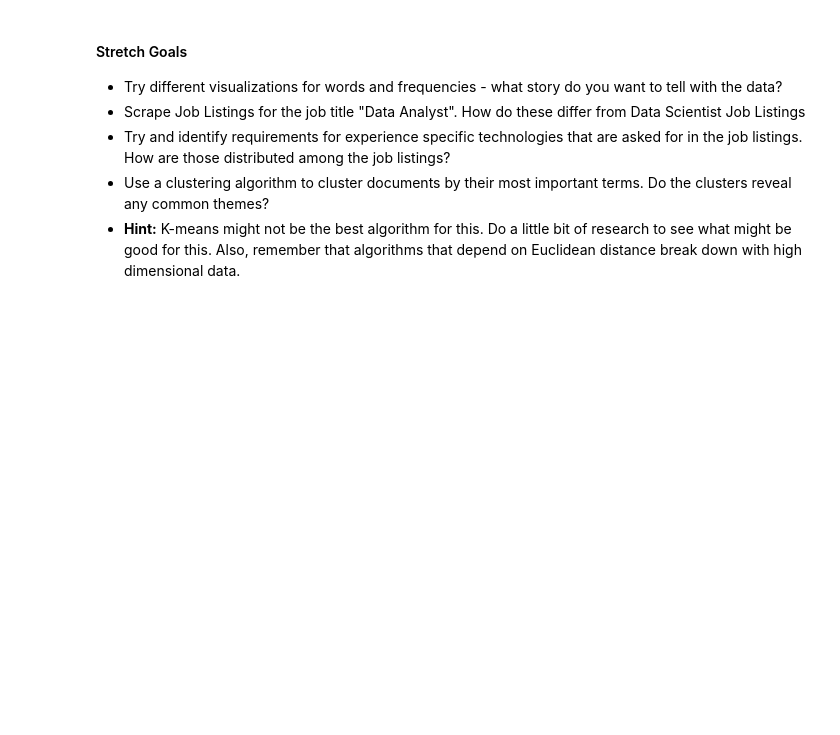
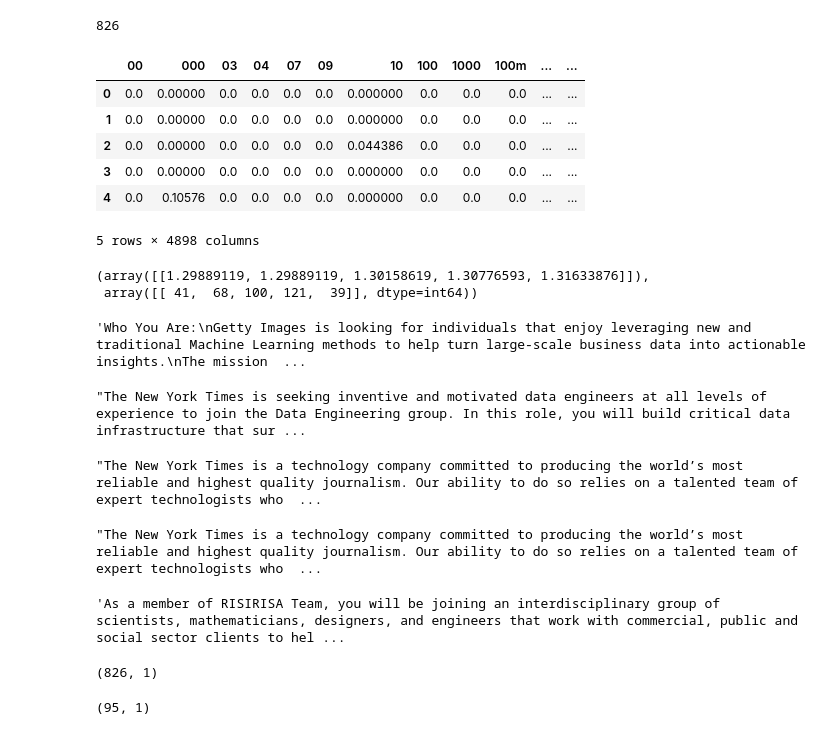
Before and after one commit to LilySu/DS-Unit-4-Sprint-1-NLP, a Jupyter notebook: module2-vector-representations/LS_DS_412_Vector_Representations_Assignment.ipynb, the cells around one changed output. Cells and saved outputs as stored; diff of their text form; code cells hidden in the pictures; blank space fills up the shorter version.

Commit message:
updated assignment with predictions for job listings

```diff
--- a/module2-vector-representations/LS_DS_412_Vector_Representations_Assignment.ipynb
+++ b/module2-vector-representations/LS_DS_412_Vector_Representations_Assignment.ipynb
@@ -199,8 +0,0 @@ raise Exception("\nThis task is not complete. \nReplace this line with your code
-# %% [markdown]
-#### Stretch Goals
-
- - Try different visualizations for words and frequencies - what story do you want to tell with the data?
- - Scrape Job Listings for the job title "Data Analyst". How do these differ from Data Scientist Job Listings
- - Try and identify requirements for experience specific technologies that are asked for in the job listings. How are those distributed among the job listings?
- - Use a clustering algorithm to cluster documents by their most important terms. Do the clusters reveal any common themes?
-  - **Hint:** K-means might not be the best algorithm for this. Do a little bit of research to see what might be good for this. Also, remember that algorithms that depend on Euclidean distance break down with high dimensional data.
@@ -206,0 +46,6 @@ raise Exception("\nThis task is not complete. \nReplace this line with your code
+# %%
+from sklearn.feature_extraction.text import TfidfVectorizer
+import pandas as pd
+pd.set_option('display.max_rows', 500)
+pd.set_option('display.max_columns', 500)
+pd.set_option('display.width', 10000)
@@ -206,0 +92,29 @@ raise Exception("\nThis task is not complete. \nReplace this line with your code
+# %%
+len(data)
+# %% [output]
+826
+# %%
+#5. TFIDF
+
+# Instantiate vectorizer object
+tfidf = TfidfVectorizer(stop_words='english', max_features=50000)
+tfidf.fit(data)
+# Create a vocabulary and get word counts per document
+sparse = tfidf.fit_transform(data)
+#dtm = tfidf.transform(new_data)
+
+# Print word counts
+
+# Get feature names to use as dataframe column headers
+
+# View Feature Matrix as DataFrame
+docs = pd.DataFrame(sparse.todense(), columns = tfidf.get_feature_names())
+docs.head()
+# %% [output]
+|  | 00 | 000 | 03 | 04 | 07 | 09 | 10 | 100 | 1000 | 100m | ... | ... |
+| 0 | 0.0 | 0.00000 | 0.0 | 0.0 | 0.0 | 0.0 | 0.000000 | 0.0 | 0.0 | 0.0 | ... | ... |
+| 1 | 0.0 | 0.00000 | 0.0 | 0.0 | 0.0 | 0.0 | 0.000000 | 0.0 | 0.0 | 0.0 | ... | ... |
+| 2 | 0.0 | 0.00000 | 0.0 | 0.0 | 0.0 | 0.0 | 0.044386 | 0.0 | 0.0 | 0.0 | ... | ... |
+| 3 | 0.0 | 0.00000 | 0.0 | 0.0 | 0.0 | 0.0 | 0.000000 | 0.0 | 0.0 | 0.0 | ... | ... |
+| 4 | 0.0 | 0.10576 | 0.0 | 0.0 | 0.0 | 0.0 | 0.000000 | 0.0 | 0.0 | 0.0 | ... | ... |
+5 rows × 4898 columns
@@ -206,0 +133,37 @@ raise Exception("\nThis task is not complete. \nReplace this line with your code
+# %%
+new = tfidf.transform(ideal_job_posting_sample)
+
+nn.kneighbors(new.todense())
+# %% [output]
+(array([[1.29889119, 1.29889119, 1.30158619, 1.30776593, 1.31633876]]),
+ array([[ 41,  68, 100, 121,  39]], dtype=int64))
+# %%
+data[41]
+# %% [output]
+'Who You Are:\nGetty Images is looking for individuals that enjoy leveraging new and traditional Machine Learning methods to help turn large-scale business data into actionable insights.\nThe mission  ...
+# %%
+data[100]
+# %% [output]
+"The New York Times is seeking inventive and motivated data engineers at all levels of experience to join the Data Engineering group. In this role, you will build critical data infrastructure that sur ...
+# %%
+data[121]
+# %% [output]
+"The New York Times is a technology company committed to producing the world’s most reliable and highest quality journalism. Our ability to do so relies on a talented team of expert technologists who  ...
+# %%
+data[24]
+# %% [output]
+"The New York Times is a technology company committed to producing the world’s most reliable and highest quality journalism. Our ability to do so relies on a talented team of expert technologists who  ...
+# %%
+data[39]
+# %% [output]
+'As a member of RISIRISA Team, you will be joining an interdisciplinary group of scientists, mathematicians, designers, and engineers that work with commercial, public and social sector clients to hel ...
+# %%
+df = pd.DataFrame(data)
+df.shape
+# %% [output]
+(826, 1)
+# %%
+business = df.loc[((df[0]).str.contains('business')) & ((df[0]).str.contains('growing')) & ~((df[0]).str.contains('Senior'))]
+business.shape
+# %% [output]
+(95, 1)
```
Also changed, not shown: parts of 30 cells of this notebook.
